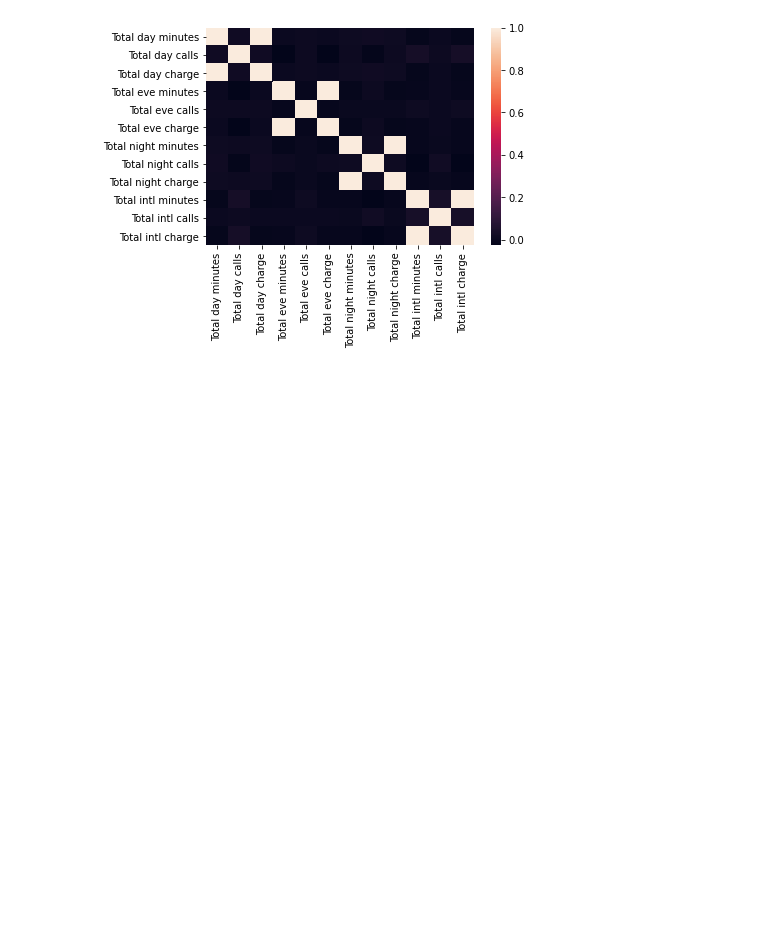
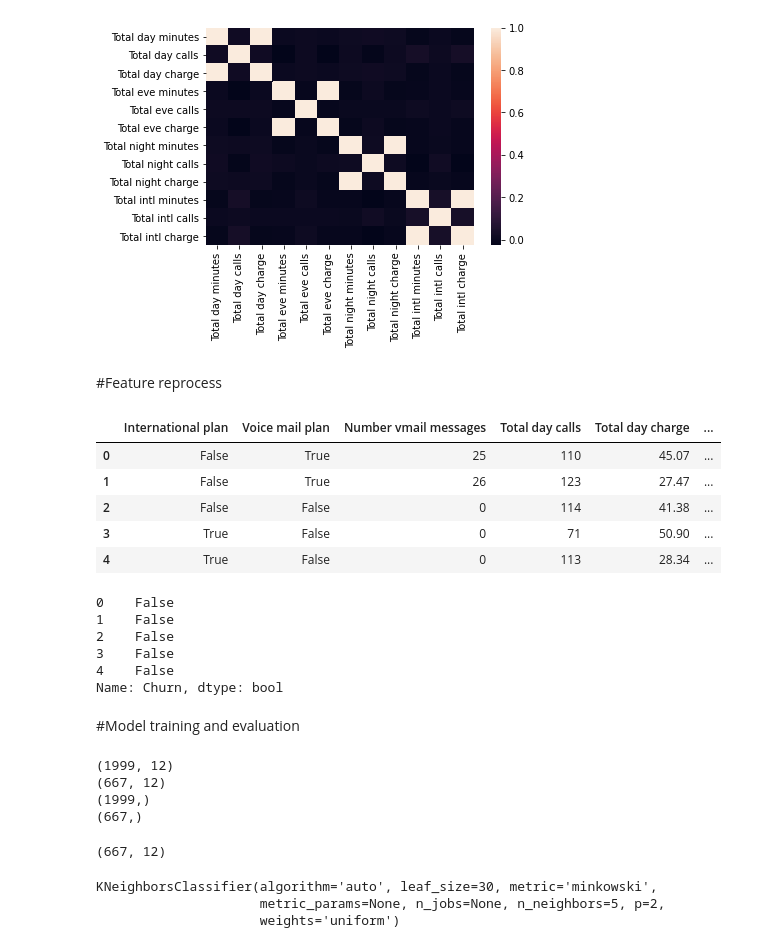
Before and after one commit to zhutian12/Github-Practice, a Jupyter notebook: churn_analysis.ipynb, the cells around one changed output. Saved outputs shown, nothing was run; the diff lists cells and outputs as text; code cells hidden in the pictures; blank space fills up the shorter version.

```diff
--- a/churn_analysis.ipynb
+++ b/churn_analysis.ipynb
@@ -104,4 +106,6 @@ corr_score#we find minutes variable has a perfect positive correlation with char
 | Total intl calls | 0.005687 | 0.006928 | 0.005688 | 0.002160 | 0.003710 | ... |
 | Total intl charge | -0.010934 | 0.031133 | -0.010938 | -0.006947 | 0.011000 | ... |
 [figure]
+# %% [markdown]
+#Feature reprocess
 # %%
@@ -109,2 +112,37 @@ corr_score#we find minutes variable has a perfect positive correlation with char
 churn_df['International plan'] = churn_df['International plan'] == "Yes"
 churn_df['Voice mail plan'] = churn_df['Voice mail plan'] == "Yes"
+# %%
+to_drop = ['Total day minutes','Total eve minutes','Total night minutes','Total intl minutes','State','Account length','Area code','Churn']
+x = churn_df.drop(to_drop,axis=1)
+# %%
+x.head()
+# %% [output]
+|  | International plan | Voice mail plan | Number vmail messages | Total day calls | Total day charge | ... |
+| 0 | False | True | 25 | 110 | 45.07 | ... |
+| 1 | False | True | 26 | 123 | 27.47 | ... |
+| 2 | False | False | 0 | 114 | 41.38 | ... |
+| 3 | True | False | 0 | 71 | 50.90 | ... |
+| 4 | True | False | 0 | 113 | 28.34 | ... |
+# %%
+y.head()
+# %% [output]
+0    False
+1    False
+2    False
+3    False
+4    False
+Name: Churn, dtype: bool
+# %% [markdown]
+#Model training and evaluation
+# %%
+from sklearn import model_selection
+x_train,x_test,y_train,y_test = model_selection.train_test_split(x,y,test_size = 0.25,random_state = 1,stratify = y)#stratify:保证training data和testing data里y的label和整体的y label保持一致。避免y unbalance的情况
+print(x_train.shape)
+print(x_test.shape)
+print(y_train.shape)
+print(y_test.shape)
+# %% [output]
+(1999, 12)
+(667, 12)
+(1999,)
+(667,)
@@ -110,0 +156,4 @@ churn_df['Voice mail plan'] = churn_df['Voice mail plan'] == "Yes"
+# %%
+x_test.shape
+# %% [output]
+(667, 12)
@@ -110,0 +172,9 @@ churn_df['Voice mail plan'] = churn_df['Voice mail plan'] == "Yes"
+# %%
+#Train the logistic regression model
+model_logistic.fit(x_train,y_train)
+model_rf.fit(x_train,y_train)
+model_knn.fit(x_train,y_train)
+# %% [output]
+KNeighborsClassifier(algorithm='auto', leaf_size=30, metric='minkowski',
+                     metric_params=None, n_jobs=None, n_neighbors=5, p=2,
+                     weights='uniform')
```
Also changed, not shown: parts of 29 cells of this notebook.
